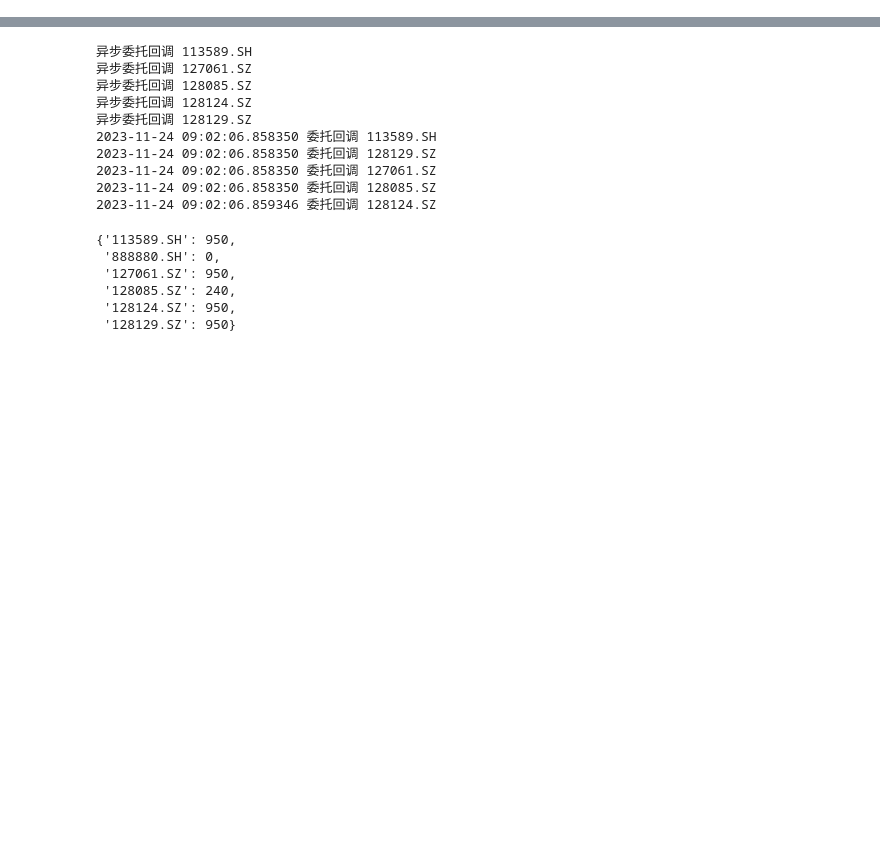
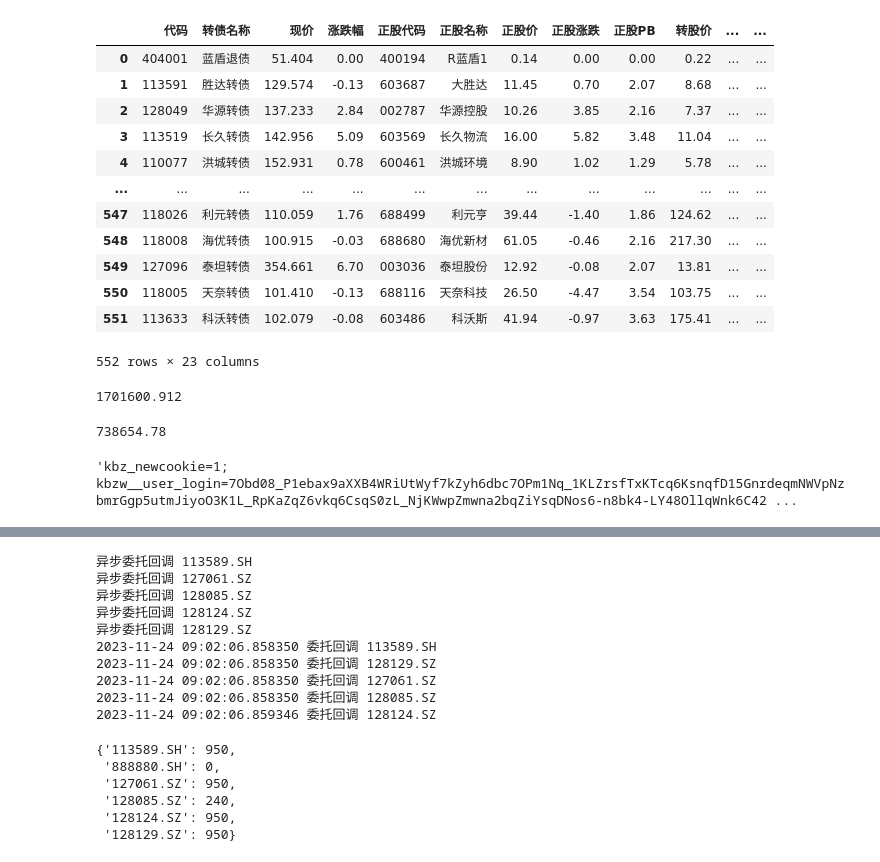
Before and after one commit to ZGarry/kezhuanzhai, a Jupyter notebook: qmt/try.ipynb, the cells around one changed output, grey strips where cells are left out. Saved outputs shown, nothing was run; the diff lists cells and outputs as text; code cells hidden in the pictures; blank space fills up the shorter version.

```diff
--- a/qmt/try.ipynb
+++ b/qmt/try.ipynb
@@ -11,0 +92,26 @@ my = MyPos(xt_trader, acc)
+# %%
+df = get_data()
+# %%
+df
+# %% [output]
+|  | 代码 | 转债名称 | 现价 | 涨跌幅 | 正股代码 | 正股名称 | 正股价 | 正股涨跌 | 正股PB | 转股价 | ... | ... |
+| 0 | 404001 | 蓝盾退债 | 51.404 | 0.00 | 400194 | R蓝盾1 | 0.14 | 0.00 | 0.00 | 0.22 | ... | ... |
+| 1 | 113591 | 胜达转债 | 129.574 | -0.13 | 603687 | 大胜达 | 11.45 | 0.70 | 2.07 | 8.68 | ... | ... |
+| 2 | 128049 | 华源转债 | 137.233 | 2.84 | 002787 | 华源控股 | 10.26 | 3.85 | 2.16 | 7.37 | ... | ... |
+| 3 | 113519 | 长久转债 | 142.956 | 5.09 | 603569 | 长久物流 | 16.00 | 5.82 | 3.48 | 11.04 | ... | ... |
+| 4 | 110077 | 洪城转债 | 152.931 | 0.78 | 600461 | 洪城环境 | 8.90 | 1.02 | 1.29 | 5.78 | ... | ... |
+| ... | ... | ... | ... | ... | ... | ... | ... | ... | ... | ... | ... | ... |
+| 547 | 118026 | 利元转债 | 110.059 | 1.76 | 688499 | 利元亨 | 39.44 | -1.40 | 1.86 | 124.62 | ... | ... |
+| 548 | 118008 | 海优转债 | 100.915 | -0.03 | 688680 | 海优新材 | 61.05 | -0.46 | 2.16 | 217.30 | ... | ... |
+| 549 | 127096 | 泰坦转债 | 354.661 | 6.70 | 003036 | 泰坦股份 | 12.92 | -0.08 | 2.07 | 13.81 | ... | ... |
+| 550 | 118005 | 天奈转债 | 101.410 | -0.13 | 688116 | 天奈科技 | 26.50 | -4.47 | 3.54 | 103.75 | ... | ... |
+| 551 | 113633 | 科沃转债 | 102.079 | -0.08 | 603486 | 科沃斯 | 41.94 | -0.97 | 3.63 | 175.41 | ... | ... |
+552 rows × 23 columns
+# %%
+timestamp
+# %% [output]
+1701600.912
+# %%
+my.allCash
+# %% [output]
+738654.78
@@ -11,0 +125,4 @@ my = MyPos(xt_trader, acc)
+# %%
+S2
+# %% [output]
+'kbz_newcookie=1; kbzw__user_login=7Obd08_P1ebax9aXXB4WRiUtWyf7kZyh6dbc7OPm1Nq_1KLZrsfTxKTcq6KsnqfD15GnrdeqmNWVpNzbmrGgp5utmJiyoO3K1L_RpKaZqZ6vkq6CsqS0zL_NjKWwpZmwna2bqZiYsqDNos6-n8bk4-LY48OllqWnk6C42 ...
```
Also changed, not shown: parts of 17 cells of this notebook, 3 other files.
